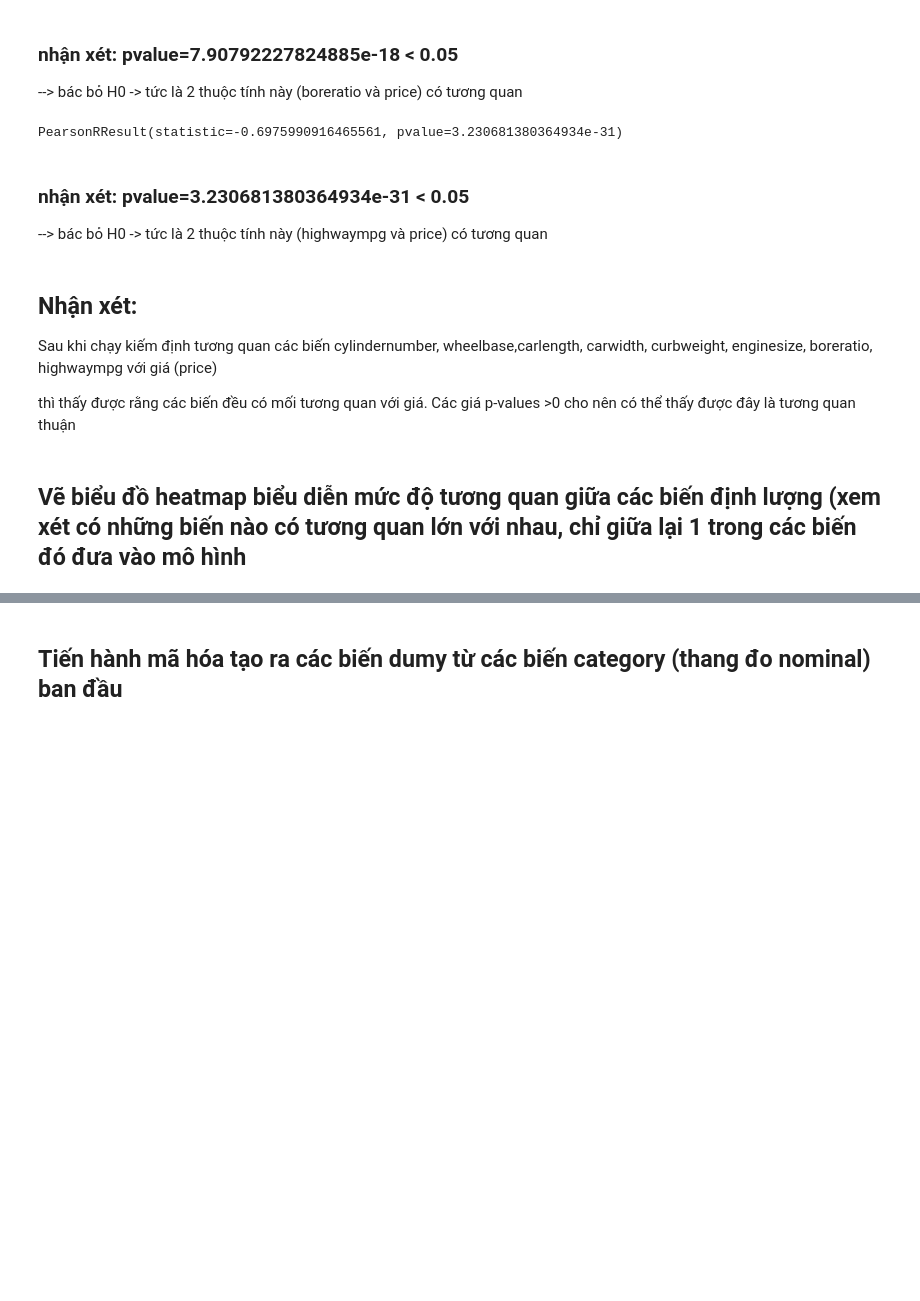
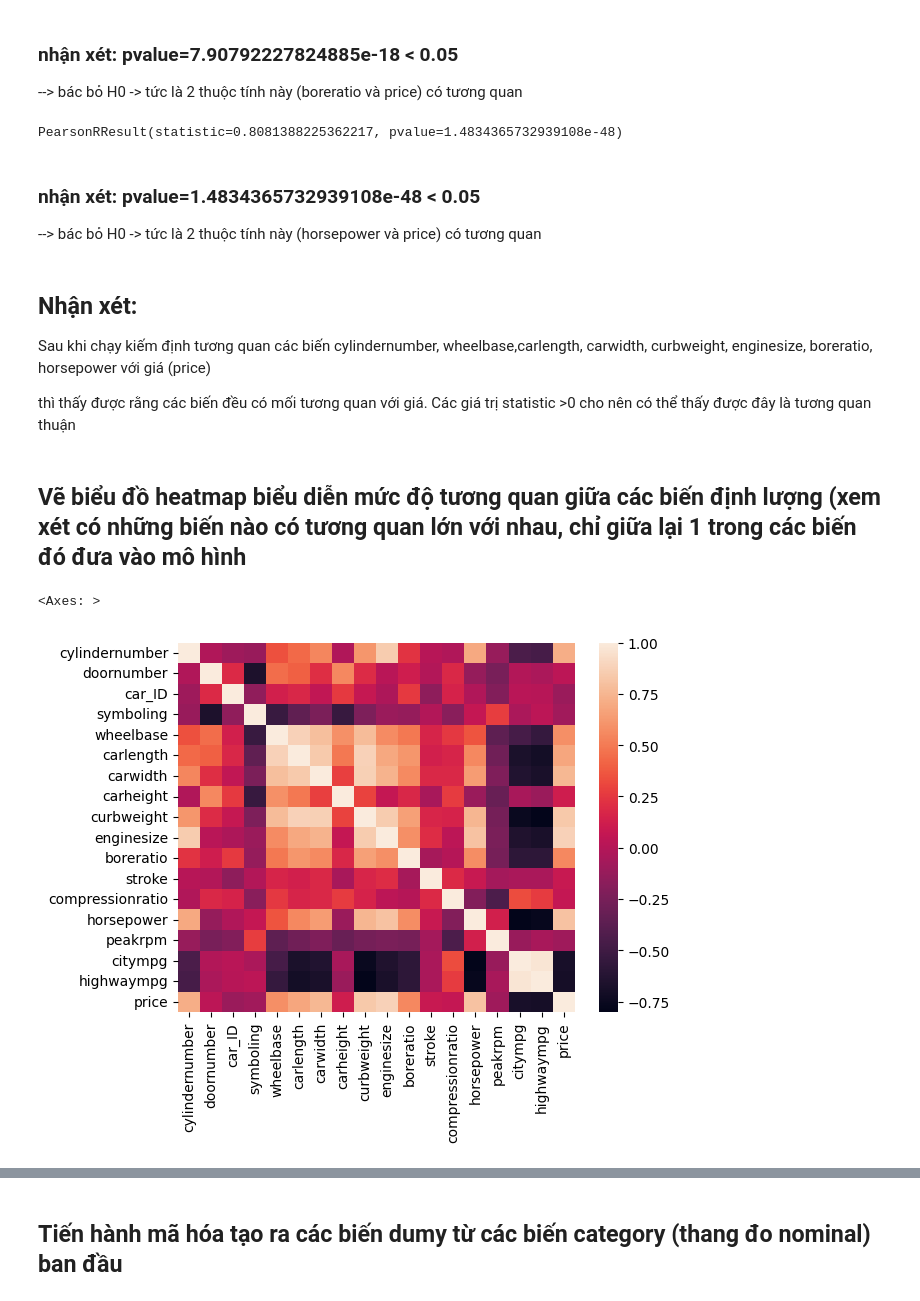
Before and after one commit to ntnqu/DAP2311R1, a Jupyter notebook: Case study/Case_study.ipynb, the cells around one changed output, grey strips where cells are left out. Drawn from its saved outputs; the diff is of its cells as text; code cells hidden in the pictures; blank space fills up the shorter version.

```diff
--- a/Case study/Case_study.ipynb
+++ b/Case study/Case_study.ipynb
@@ -371,20 +385,28 @@ PearsonRResult(statistic=0.5531732367984437, pvalue=7.90792227824885e-18)
 --> bác bỏ H0 -> tức là 2 thuộc tính này (boreratio và price) có tương quan
 # %%
 # highwaympg và price
-df1_8 = df1[['highwaympg', 'price']]
+df1_8 = df1[['horsepower', 'price']]
 
-print(stats.pearsonr(df1_8['highwaympg'], df1_8['price']))
+print(stats.pearsonr(df1_8['horsepower'], df1_8['price']))
 # %% [output]
-PearsonRResult(statistic=-0.6975990916465561, pvalue=3.230681380364934e-31)
+PearsonRResult(statistic=0.8081388225362217, pvalue=1.4834365732939108e-48)
 # %% [markdown]
-### nhận xét: pvalue=3.230681380364934e-31 < 0.05
---> bác bỏ H0 -> tức là 2 thuộc tính này (highwaympg và price) có tương quan
+### nhận xét: pvalue=1.4834365732939108e-48 < 0.05
+--> bác bỏ H0 -> tức là 2 thuộc tính này (horsepower và price) có tương quan
 # %% [markdown]
 ## Nhận xét:
 
-Sau khi chạy kiếm định tương quan các biến cylindernumber, wheelbase,carlength, carwidth, curbweight, enginesize, boreratio, highwaympg với giá (price)
+Sau khi chạy kiếm định tương quan các biến cylindernumber, wheelbase,carlength, carwidth, curbweight, enginesize, boreratio, horsepower với giá (price)
 
 thì thấy được rằng các biến đều có mối tương quan với giá.
-Các giá p-values >0 cho nên có thể thấy được đây là tương quan thuận
+Các giá trị statistic >0 cho nên có thể thấy được đây là tương quan thuận
 # %% [markdown]
 ## Vẽ biểu đồ heatmap biểu diễn mức độ tương quan giữa các biến định lượng (xem xét có những biến nào có tương quan lớn với nhau, chỉ giữa lại 1 trong các biến đó đưa vào mô hình
+# %%
+# vẽ biểu đồ heatmap của bảng df1 (các biến định lượng)
+
+df1_corr = df1.corr()
+sns.heatmap(df1_corr)
+# %% [output]
+<Axes: >
+[figure, added]
```
Also changed, not shown: parts of 19 cells of this notebook, 4 other files.
